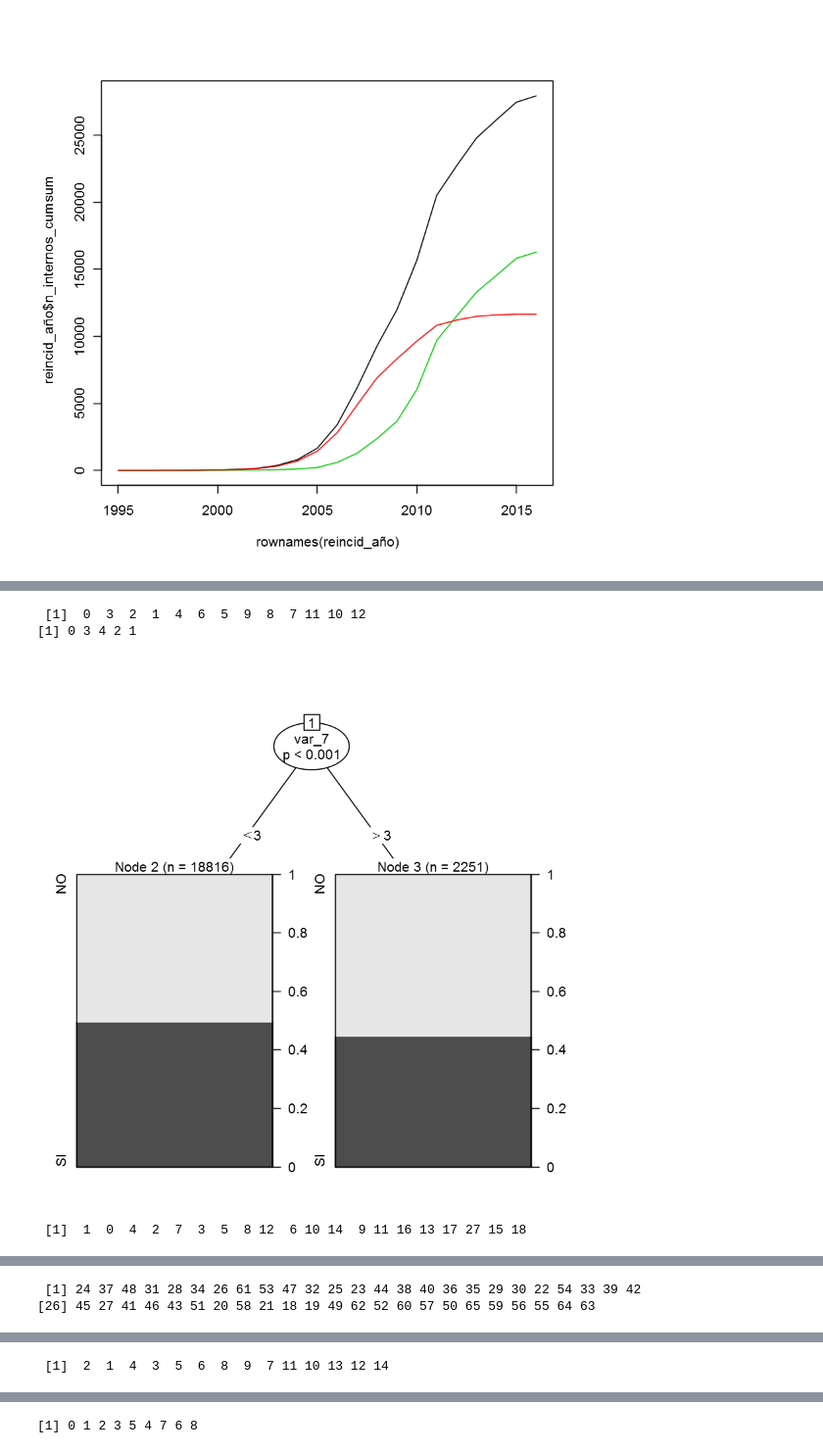
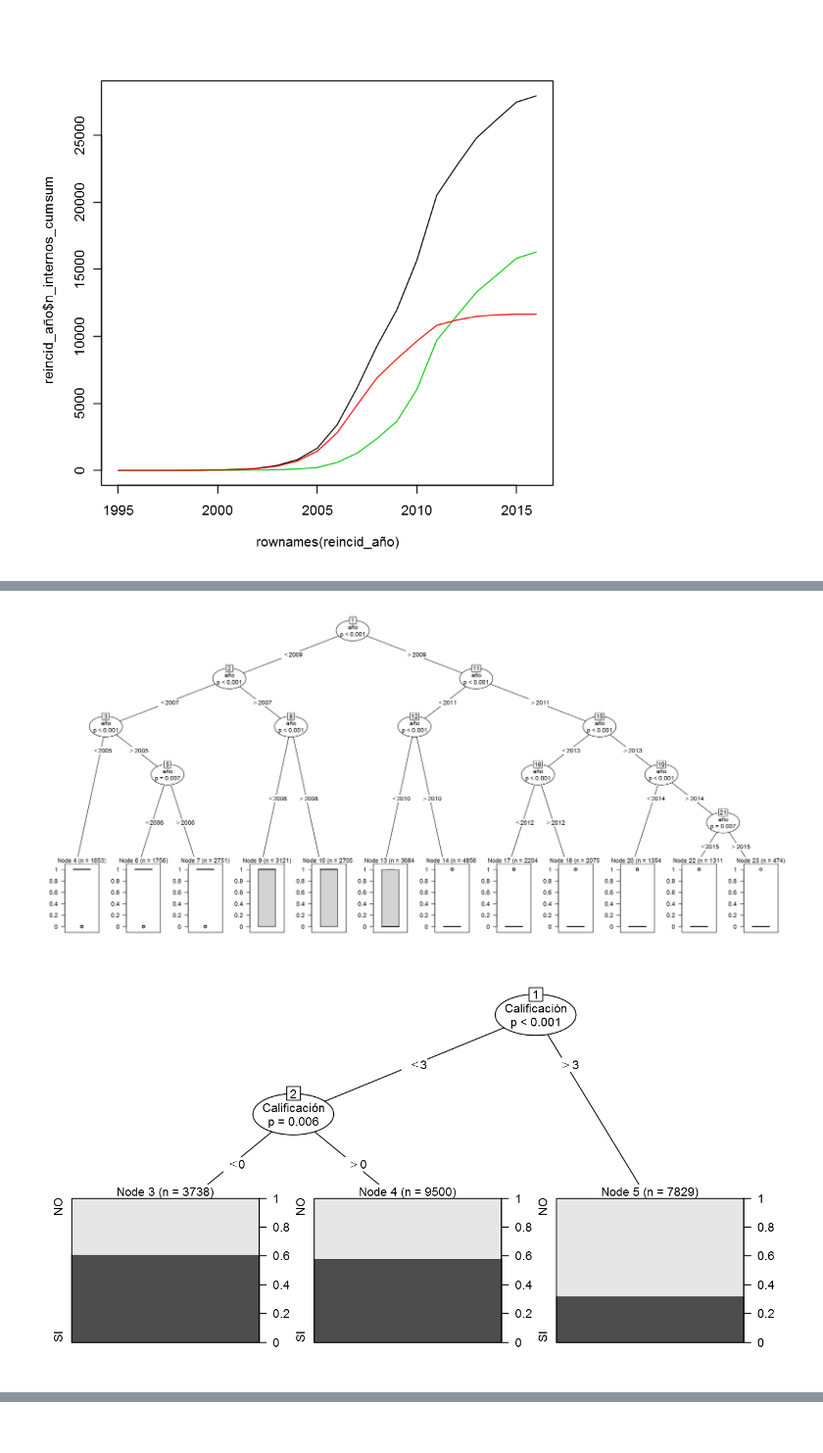
Before and after one commit to Yagwar/recidivism, a Jupyter notebook: Prtores (R).ipynb, the cells around one changed output, grey strips where cells are left out. Shown: that part at 98% size. Saved outputs shown, nothing was run; the diff lists cells and outputs as text; code cells hidden in the pictures.

```diff
--- a/Prtores (R).ipynb
+++ b/Prtores (R).ipynb
@@ -308,35 +298,45 @@ Levels:  CATEGORICA RAZON
+# %%
+options(repr.plot.width=22, repr.plot.height=10)
+tree_dat=ctree(Reincidente ~ año, data=reincidencia_año)
+plot(tree_dat)
+# reincidencia_año
+# %% [output]
+[figure, added]
+# %%
+cuest_5=cuestionario_3[c("REINCIDENCIARECO","var_10","var_11","var_12","var_13","var_14")]
+varnames=c("REINCIDENCIARECO",# REINCIDENCIARECO
+           "Calificación",#var_10
+           "Num_Sanciones",#var_11
+           "Edad_1er_Ingreso",#var_12
+           "Num_Delitos",#var_13
+           "Homicidio"#var_14
+          )
+colnames(cuest_5)=varnames
 # %%
-tree_dat=ctree(REINCIDENCIARECO ~ var_7, data=cuestionario_3)
-print(unique(cuestionario_3$var_7))
+options(repr.plot.width=11, repr.plot.height=6)
+tree_dat=ctree(REINCIDENCIARECO ~ Calificación, data=cuest_5)
+# print(unique(cuestionario_3$Calificacion))
 plot(tree_dat)
 # table(cuestionario_3$REINCIDENCIARECO)
 
-tree_dat=ctree(REINCIDENCIARECO ~ var_10, data=cuestionario_3)
-print(unique(cuestionario_3$var_10))
+tree_dat=ctree(REINCIDENCIARECO ~ Num_Sanciones, data=cuest_5)
+# print(unique(cuestionario_3$Num_Sanciones))
 plot(tree_dat)
 # table(cuestionario_3$REINCIDENCIARECO)
 
-tree_dat=ctree(REINCIDENCIARECO ~ var_11, data=cuestionario_3)
-print(unique(cuestionario_3$var_11))
+tree_dat=ctree(REINCIDENCIARECO ~ Edad_1er_Ingreso, data=cuest_5)
+# print(unique(cuestionario_3$Edad_1er_Ingreso))
 plot(tree_dat)
 # table(cuestionario_3$REINCIDENCIARECO)
 
-tree_dat=ctree(REINCIDENCIARECO ~ var_12, data=cuestionario_3)
-print(unique(cuestionario_3$var_12))
+tree_dat=ctree(REINCIDENCIARECO ~ Num_Delitos, data=cuest_5)
+# print(unique(cuestionario_3$Num_Delitos))
 plot(tree_dat)
 # table(cuestionario_3$REINCIDENCIARECO)
 
-tree_dat=ctree(REINCIDENCIARECO ~ var_13, data=cuestionario_3)
-print(unique(cuestionario_3$var_13))
+tree_dat=ctree(REINCIDENCIARECO ~ Homicidio, data=cuest_5)
+# print(unique(cuestionario_3$Homicidio))
 plot(tree_dat)
 # table(cuestionario_3$REINCIDENCIARECO)
-
-tree_dat=ctree(REINCIDENCIARECO ~ var_34, data=cuestionario_3)
-print(unique(cuestionario_3$var_34))
-plot(tree_dat)
-# table(cuestionario_3$REINCIDENCIARECO)
 # %% [output]
- [1]  0  3  2  1  4  6  5  9  8  7 11 10 12
-[1] 0 3 4 2 1
-[figure, old version]
+[figure, new version]
- [1]  1  0  4  2  7  3  5  8 12  6 10 14  9 11 16 13 17 27 15 18
@@ -344,2 +343,0 @@ plot(tree_dat)
- [1] 24 37 48 31 28 34 26 61 53 47 32 25 23 44 38 40 36 35 29 30 22 54 33 39 42
-[26] 45 27 41 46 43 51 20 58 21 18 19 49 62 52 60 57 50 65 59 56 55 64 63
@@ -347 +344,0 @@ plot(tree_dat)
- [1]  2  1  4  3  5  6  8  9  7 11 10 13 12 14
@@ -349 +345,0 @@ plot(tree_dat)
-[1] 0 1 2 3 5 4 7 6 8
```
Also changed, not shown: parts of 8 cells of this notebook.
